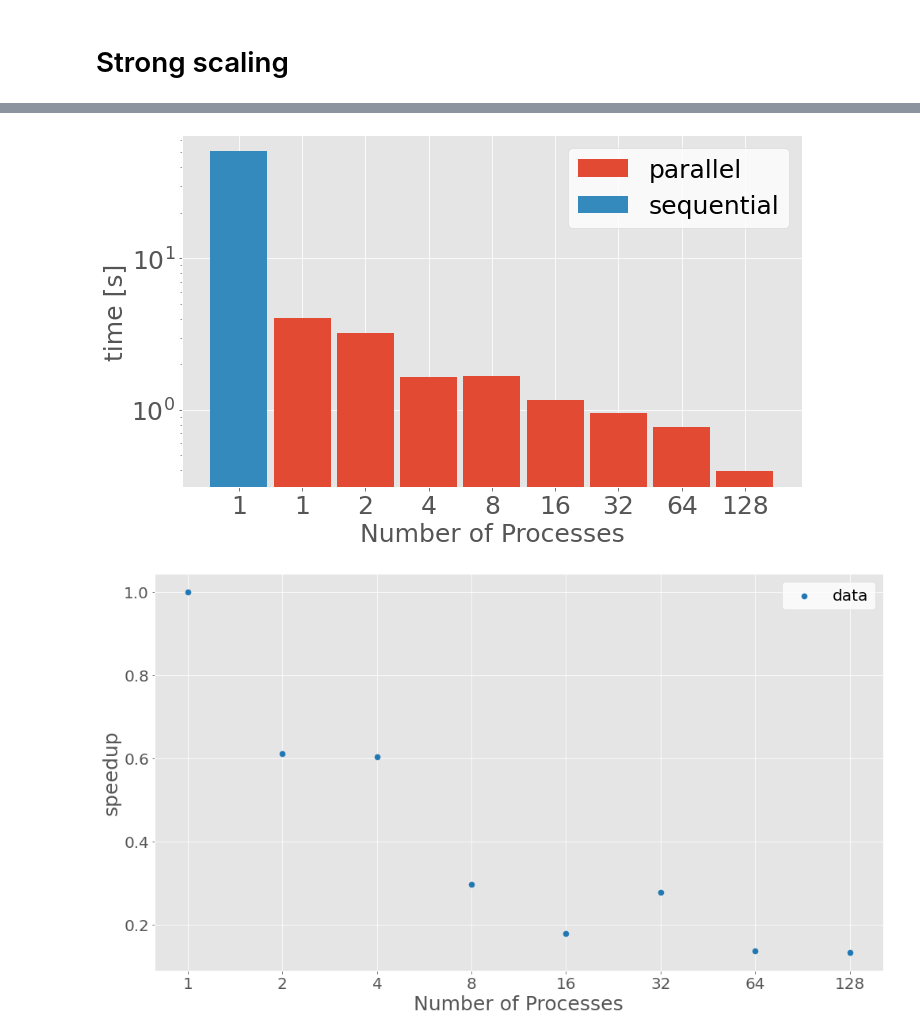
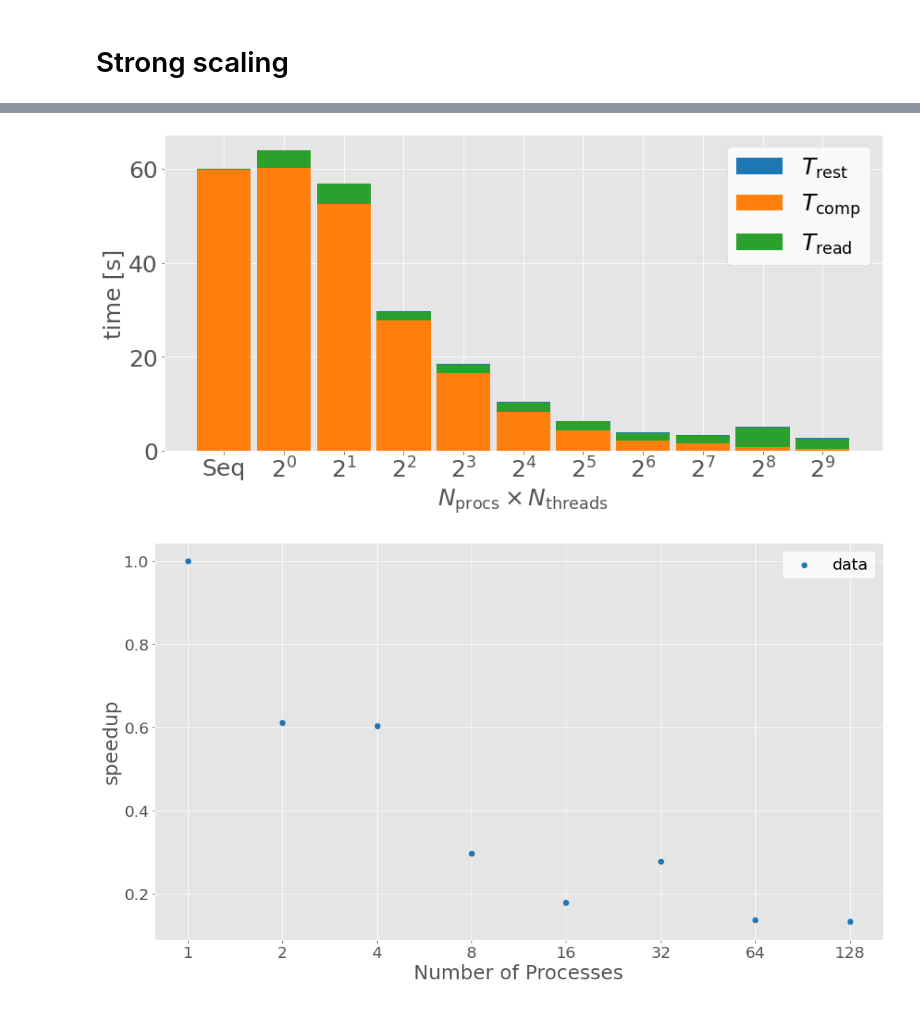
Before and after one commit to Kiril94/HPC, a Jupyter notebook: Ass/A4/Plots.ipynb, the cells around one changed output, grey strips where cells are left out. Saved outputs shown, nothing was run; the diff lists cells and outputs as text; code cells hidden in the pictures.

```diff
--- a/Ass/A4/Plots.ipynb
+++ b/Ass/A4/Plots.ipynb
@@ -96,0 +235,19 @@ fig
+# %%
+seq_mask_128 = Data_seq['Nvox']==256
+Data_seq_plot = Data_seq[seq_mask_128]
+par_mask_128 = Data_par['Nvox']==256
+Data_par_plot = Data_par[par_mask_128]
+Xp = Data_par_plot['Nprocs']*Data_par_plot['Nthreads']
+Yp_tot = Data_par_plot['Ttotal']
+Yp_w = Data_par_plot['Twrite']
+Yp_r = Data_par_plot['Tread']
+Yp_c = Data_par_plot['Tcomp']
+Ys_tot = Data_seq_plot['Ttotal']
+Ys_w = Data_seq_plot['Twrite']
+Ys_r = Data_seq_plot['Tread']
+Ys_c = Data_seq_plot['Tcomp']
+
+Xp_unq, Yp_mean_tot = npi.group_by(Xp).mean(Yp_tot)
+Xp_unq_r, Yp_mean_r = npi.group_by(Xp).mean(Yp_r)
+_, Yp_mean_w = npi.group_by(Xp).mean(Yp_w)
+_, Yp_mean_c = npi.group_by(Xp).mean(Yp_c)
@@ -97,27 +259,39 @@ fig
 # %%
-Data_s = Data_s[np.argsort(Data_s[:, 2])]#sort for worldsize
-time_p = Data_s[:,1]
+fig, ax = plt.subplots(1,figsize = (12,6))
+labels = ['Seq', r'$2^{0}$',r'$2^{1}$',r'$2^{2}$',
+          r'$2^{3}$', r'$2^{4}$',r'$2^{5}$',r'$2^{6}$',
+          r'$2^{7}$',r'$2^{8}$', r'$2^{9}$']
+#sequential
+colors = vis.Color_palette(0)
+ax.bar(0, Ys_tot ,.9, label = r'$T_{\rm rest}$', color = colors[0])
+ax.bar(0, Ys_c ,.9, label = r'$T_{\rm comp}$', color = colors[1])
+ax.bar(0, Ys_r ,.9, label = r'$T_{\rm read}$', bottom = Ys_c, color = colors[2])
 
 
-fig, ax = plt.subplots(1,figsize = (10,6))
-#small
-ax.bar(np.arange(1,9), time_p,.9, label = 'parallel')
-ax.bar(0, time_seq,.9, label = 'sequential')
-labels = [1, 1,2,4,8,16,32,64,128]
-x = np.arange(9)  # the label locations
+ax.bar(np.arange(1,len(Yp_mean_tot)+1),
+       Yp_mean_tot ,.9, color = colors[0])
+ax.bar(np.arange(1,len(Yp_mean_c)+1),
+        Yp_mean_c ,.9,  color = colors[1])
+
+ax.bar(np.arange(1,len(Yp_mean_r)+1),
+        Yp_mean_r ,.9,  color = colors[2],
+      bottom = Yp_mean_c)
+
+
+x = np.arange(11)  # the label locations
 ax.set_xticks(x)
 ax.set_xticklabels(labels, fontsize = 25)
 ax.legend(loc = 0, ncol =1 , fontsize = 25,facecolor = 'white')
 #ax.set_title('small world', fontsize = 25)
 ax.set_ylabel('time [s]', fontsize = 25)
-ax.set_xlabel('Number of Processes', fontsize = 25)
+ax.set_xlabel(r'$N_{\rm procs}\times N_{\rm threads} $', fontsize = 25)
 ax.tick_params(axis='both', which='major', labelsize=25)
 #medium
-ax.set_yscale('log')
+#ax.set_yscale('log')
 fig.tight_layout()
 fig.savefig('time_abs.pdf', dpi = 80)
 # %% [output]
-[figure, old version]
+[figure, new version]
 # %%
 def gustafson(num_cores, serial): return num_cores + (1 - num_cores)*serial
 # %%
```
Also changed, not shown: parts of 26 cells of this notebook, 1 other file.
